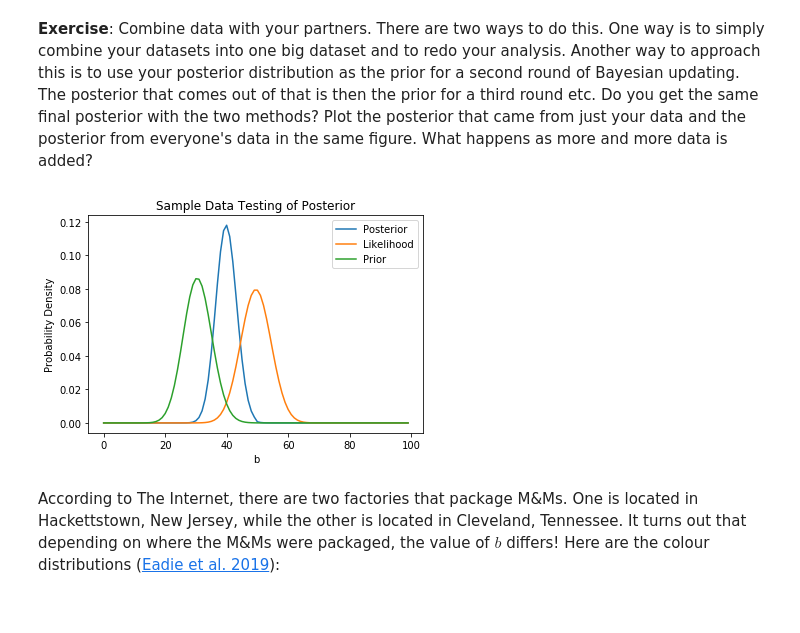
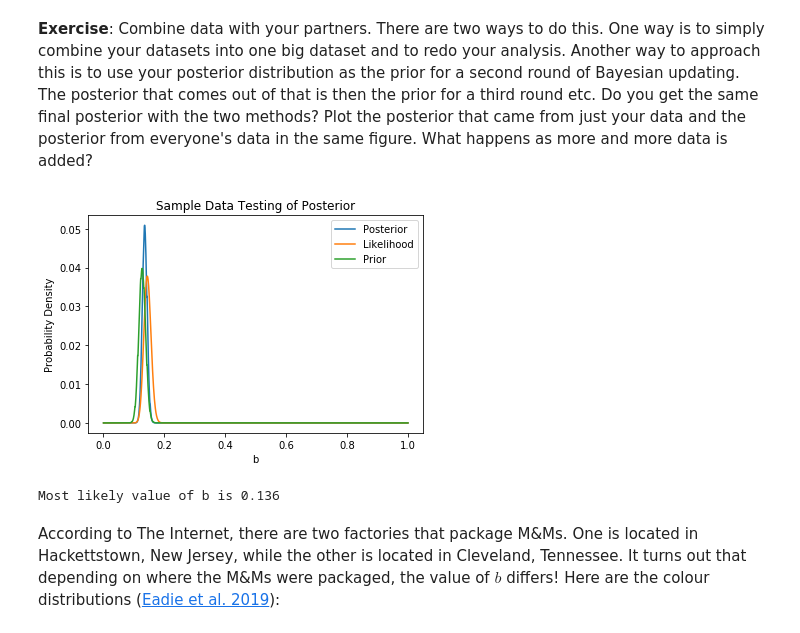
Before and after one commit to katiesavarc/DataSci_Lab, a Jupyter notebook: CodingLab05/CodingLab05_Bayes.ipynb, the cells around one changed output. Cells and saved outputs as stored; diff of their text form; code cells hidden in the pictures.

```diff
--- a/CodingLab05/CodingLab05_Bayes.ipynb
+++ b/CodingLab05/CodingLab05_Bayes.ipynb
@@ -203,28 +213,19 @@ plt.show()
 # %% [markdown]
 __Exercise__: Combine data with your partners. There are two ways to do this. One way is to simply combine your datasets into one big dataset and to redo your analysis. Another way to approach this is to use your posterior distribution as the prior for a second round of Bayesian updating. The posterior that comes out of that is then the prior for a third round etc. Do you get the same final posterior with the two methods? Plot the posterior that came from just your data and the posterior from everyone's data in the same figure. What happens as more and more data is added?
-# %%
-## Your code, plots, and discussion here
-
-#Using N data as first round, K data as second round
-d_K = 50
-n_tot_K = 100
-b_prior_guess_K = max(P_posterior_pmf_N)
-b_vals = np.linspace(0.001, 0.999, 100)
-
-P_posterior_pmf_K = posterior_normalized(d_K, n_tot_K, b_prior_guess_K, prior_func='binomial')
-P_likelihood_K = likelihood(d_K, b_vals, n_tot_K)
-P_prior_K = prior(b_vals, b_prior_guess_K, n_tot_K, prior_func='binomial')
-
-plt.plot(P_posterior_pmf_K, label = 'Posterior')
-plt.plot(P_likelihood_K, label = 'Likelihood')
-plt.plot(P_prior_K, label = 'Prior')
-plt.legend()
-plt.xlabel('b')
-plt.ylabel('Probability Density')
-plt.title('Sample Data Testing of Posterior')
-plt.show()
-# %% [output]
-[figure, removed]
+# %%
+## Your code, plots, and discussion here
+
+#Using N data as first round, K data as second round
+d_K = 54 + 76
+n_tot_K = 450 + 450
+b_prior_guess_K = b_max_N
+prior_func_K = 'binomial'
+
+#Apply Bayesian inference, plot results, and print the most likley value of b
+P_posterior_pmf_K, b_max_K, b_vals_K = run_sample_analysis(d_K, n_tot_K, b_prior_guess_K, prior_func_K)
+# %% [output]
+[figure, added]
+Most likely value of b is 0.136
 # %% [markdown]
 According to The Internet, there are two factories that package M&Ms. One is located in Hackettstown, New Jersey, while the other is located in Cleveland, Tennessee. It turns out that depending on where the M&Ms were packaged, the value of $b$ differs! Here are the colour distributions ([Eadie et al. 2019](https://arxiv.org/abs/1904.11006)):
 # %% [markdown]
```
Also changed, not shown: parts of 14 cells of this notebook.
